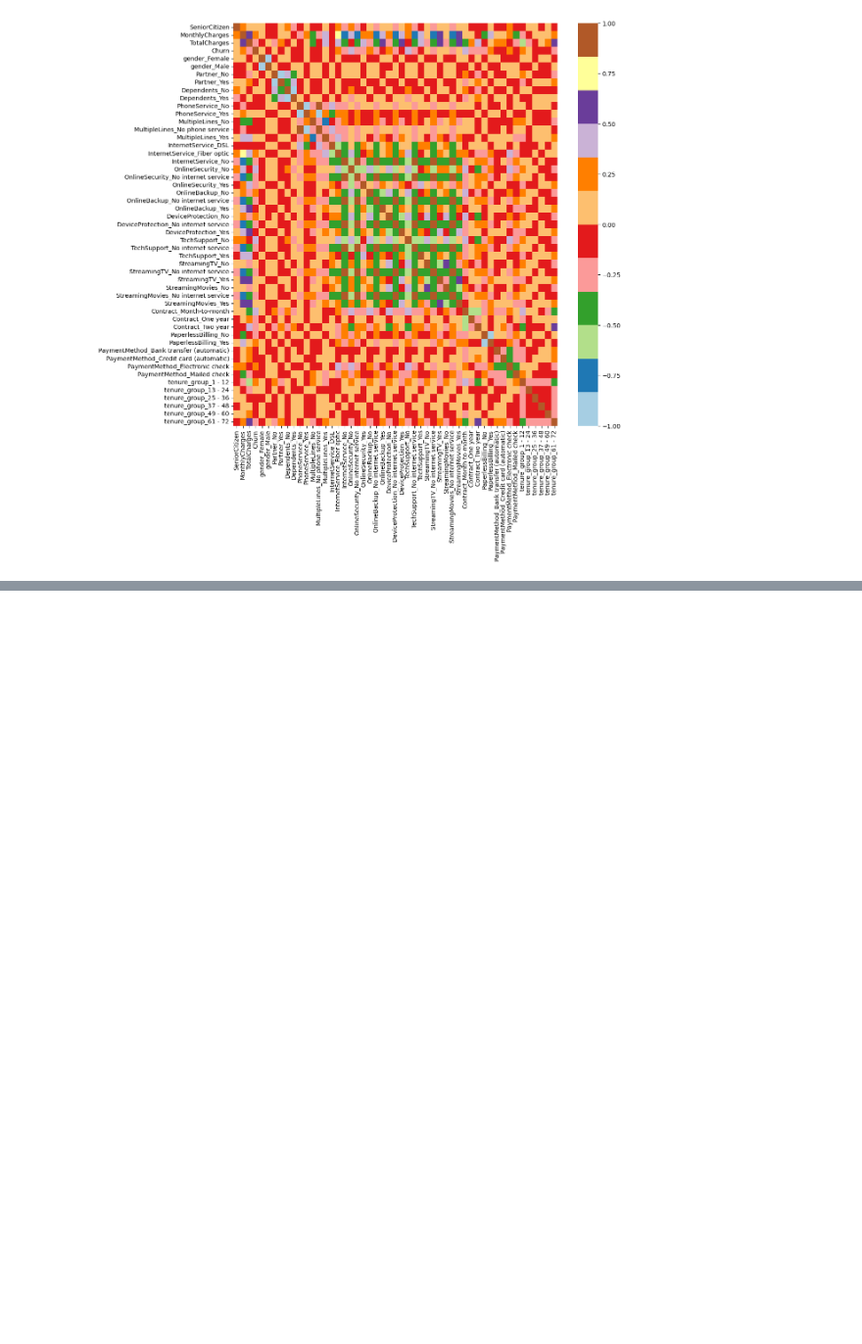
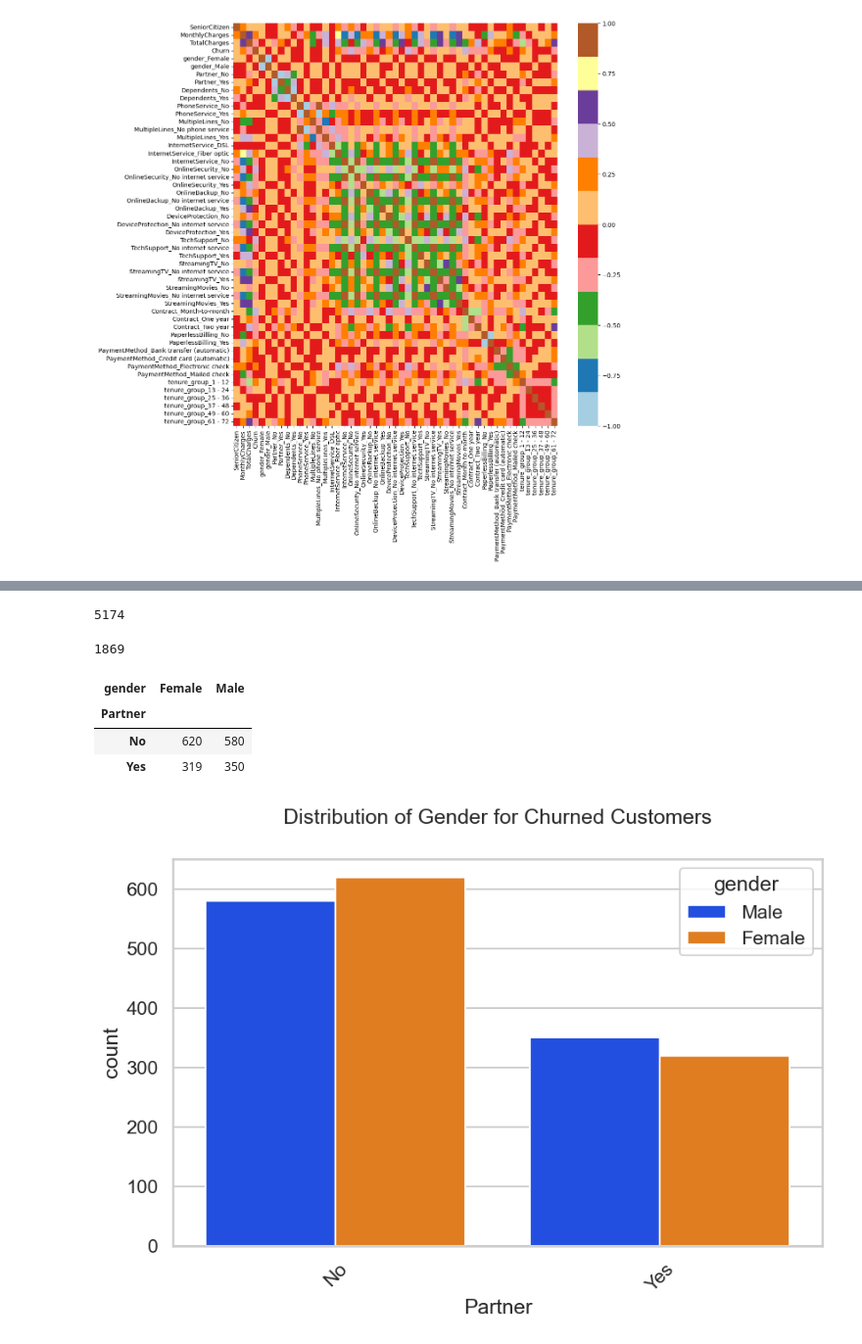
Before and after one commit to noopdhakal/Customer-Churn-Analysis, a Jupyter notebook: churn_analysis_EDA.ipynb, the cells around one changed output, grey strips where cells are left out. Shown at 98% size. Cells and saved outputs as stored; diff of their text form; code cells hidden in the pictures; blank space fills up the shorter version.

```diff
--- a/churn_analysis_EDA.ipynb
+++ b/churn_analysis_EDA.ipynb
@@ -555,0 +558,43 @@ sns.heatmap(new_df_dummies.corr(), cmap="Paired")
+# %%
+new_df = df.copy()
+# %%
+new_df1_target0=new_df[new_df["Churn"]=='No']
+new_df1_target1=new_df[new_df["Churn"]=='Yes']
+# %%
+len(new_df1_target0)
+# %% [output]
+5174
+# %%
+len(new_df1_target1)
+# %% [output]
+1869
+# %%
+def uniplot(df, col, title, hue=None):
+
+    sns.set_style('whitegrid')
+    sns.set_context('talk')
+
+    plt.figure(figsize=(10,6))
+    plt.xticks(rotation=45)
+    plt.title(title)
+
+    sns.countplot(
+        data=df,
+        x=col,
+        order=df[col].value_counts().index,
+        hue=hue,
+        palette='bright'
+    )
+
+    plt.show()
+# %%
+pd.crosstab(new_df1_target1['Partner'], new_df1_target1['gender'])
+# %% [output]
+| gender | Female | Male |
+| Partner |  |  |
+| No | 620 | 580 |
+| Yes | 319 | 350 |
+# %%
+uniplot(new_df1_target1,col='Partner',title='Distribution of Gender for Churned Customers',hue='gender')
+# %% [output]
+[figure, added]
```
Also changed, not shown: parts of 9 cells of this notebook.
